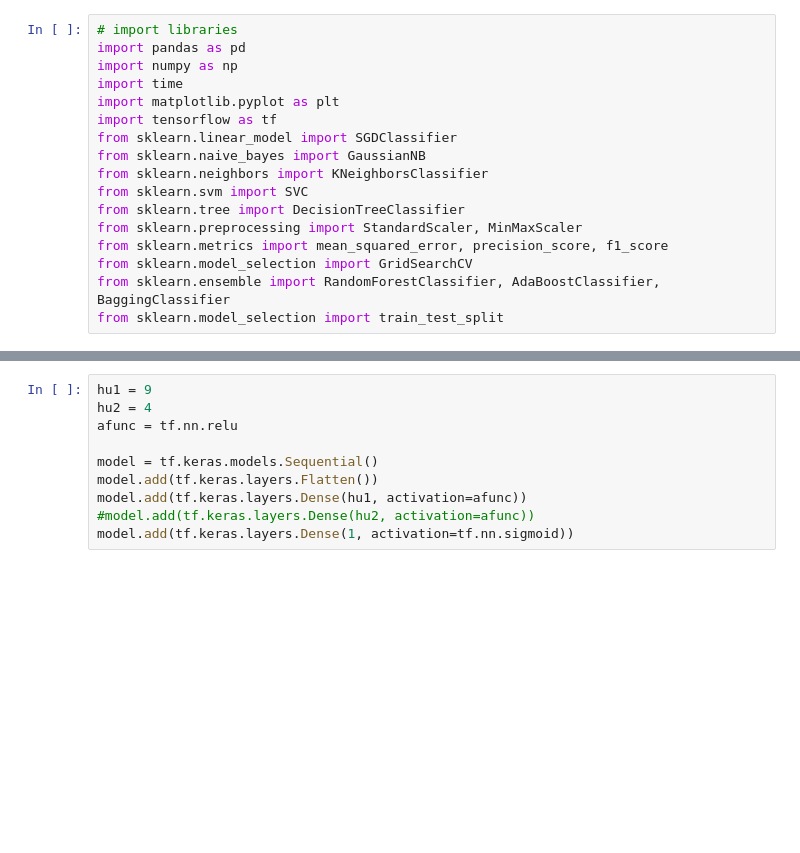
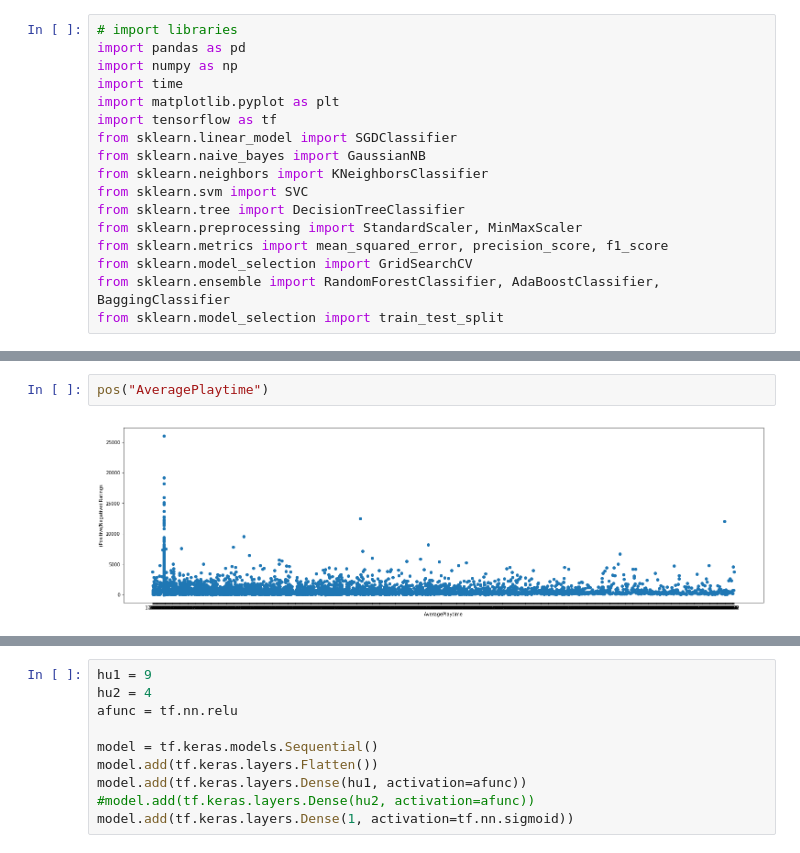
Before and after one commit to acpedersen/Project-2---Steam-Game-Rating-Predictions, a Jupyter notebook: SteamGames.ipynb, the cells around one changed output, grey strips where cells are left out. Saved outputs shown, nothing was run; the diff lists cells and outputs as text; blank space fills up the shorter version.

```diff
--- a/SteamGames.ipynb
+++ b/SteamGames.ipynb
@@ -67,0 +102,4 @@ df.head()
+# %%
+pos("AveragePlaytime")
+# %% [output]
+[figure, added]
```
Also changed, not shown: parts of 14 cells of this notebook.
